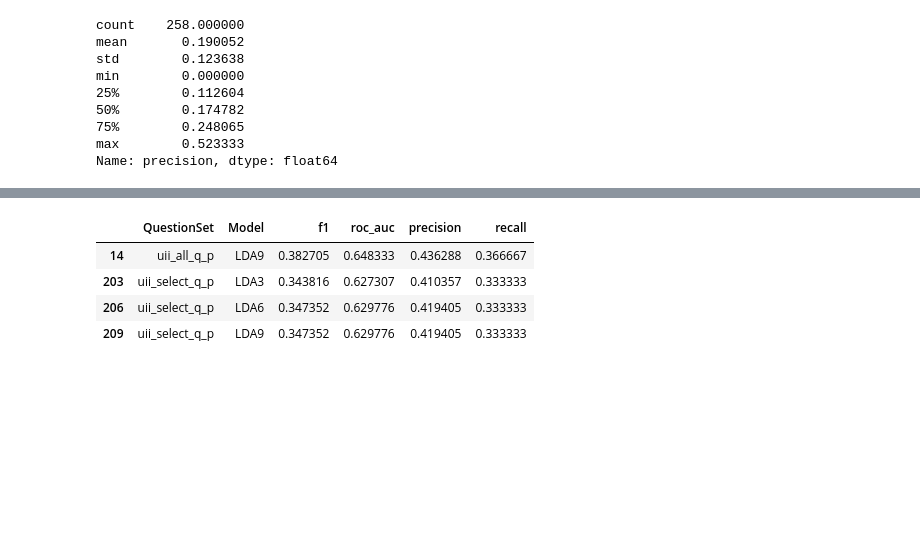
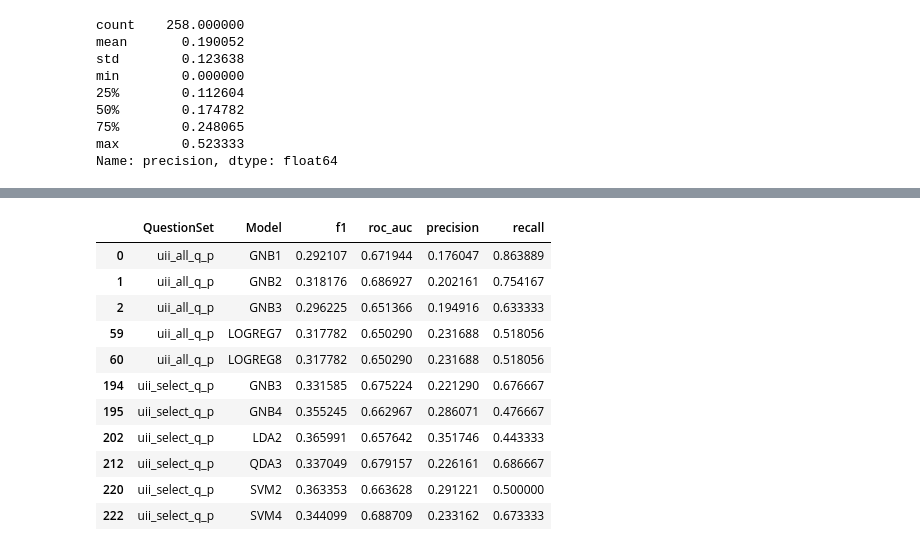
Before and after one commit to phazell-uni-work/dissertation-ppmi-jupyter-nb, a Jupyter notebook: results/uii_results.ipynb, the cells around one changed output, grey strips where cells are left out. Saved outputs shown, nothing was run; the diff lists cells and outputs as text; code cells hidden in the pictures; blank space fills up the shorter version.

```diff
--- a/results/uii_results.ipynb
+++ b/results/uii_results.ipynb
@@ -110,12 +113,19 @@ plt.show()
 # %%
-df_uii_data.query("roc_auc > 0.6 and precision > 0.4")
+df_uii_data.query("roc_auc > 0.65 and precision > 0.1")
 
 # General Observations for UPDRS I:
 # Nothing worth getting excited about
 # + PREV_SIGFALL out performs w/o
 # %% [output]
 |  | QuestionSet | Model | f1 | roc_auc | precision | recall |
-| 14 | uii_all_q_p | LDA9 | 0.382705 | 0.648333 | 0.436288 | 0.366667 |
-| 203 | uii_select_q_p | LDA3 | 0.343816 | 0.627307 | 0.410357 | 0.333333 |
-| 206 | uii_select_q_p | LDA6 | 0.347352 | 0.629776 | 0.419405 | 0.333333 |
-| 209 | uii_select_q_p | LDA9 | 0.347352 | 0.629776 | 0.419405 | 0.333333 |
+| 0 | uii_all_q_p | GNB1 | 0.292107 | 0.671944 | 0.176047 | 0.863889 |
+| 1 | uii_all_q_p | GNB2 | 0.318176 | 0.686927 | 0.202161 | 0.754167 |
+| 2 | uii_all_q_p | GNB3 | 0.296225 | 0.651366 | 0.194916 | 0.633333 |
+| 59 | uii_all_q_p | LOGREG7 | 0.317782 | 0.650290 | 0.231688 | 0.518056 |
+| 60 | uii_all_q_p | LOGREG8 | 0.317782 | 0.650290 | 0.231688 | 0.518056 |
+| 194 | uii_select_q_p | GNB3 | 0.331585 | 0.675224 | 0.221290 | 0.676667 |
+| 195 | uii_select_q_p | GNB4 | 0.355245 | 0.662967 | 0.286071 | 0.476667 |
+| 202 | uii_select_q_p | LDA2 | 0.365991 | 0.657642 | 0.351746 | 0.443333 |
+| 212 | uii_select_q_p | QDA3 | 0.337049 | 0.679157 | 0.226161 | 0.686667 |
+| 220 | uii_select_q_p | SVM2 | 0.363353 | 0.663628 | 0.291221 | 0.500000 |
+| 222 | uii_select_q_p | SVM4 | 0.344099 | 0.688709 | 0.233162 | 0.673333 |
```
Also changed, not shown: parts of 1 cell of this notebook, 1 other file.
